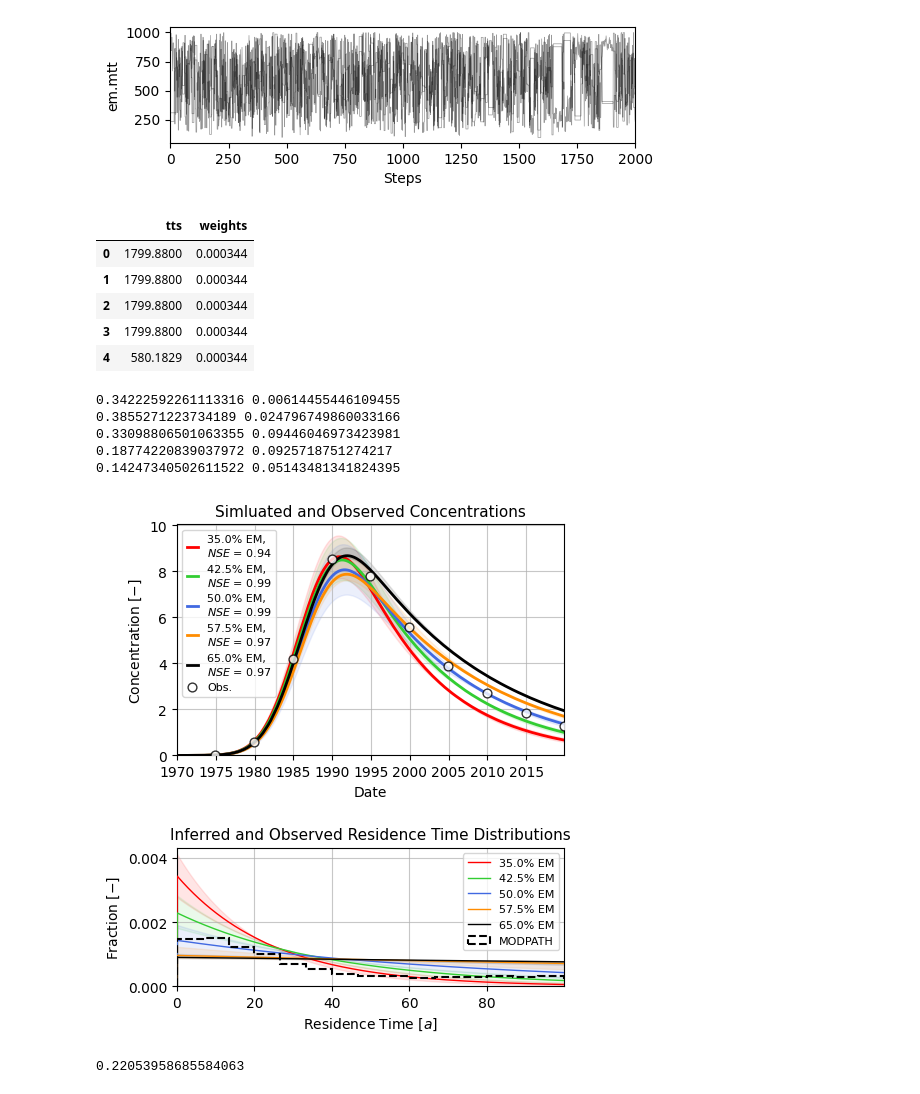
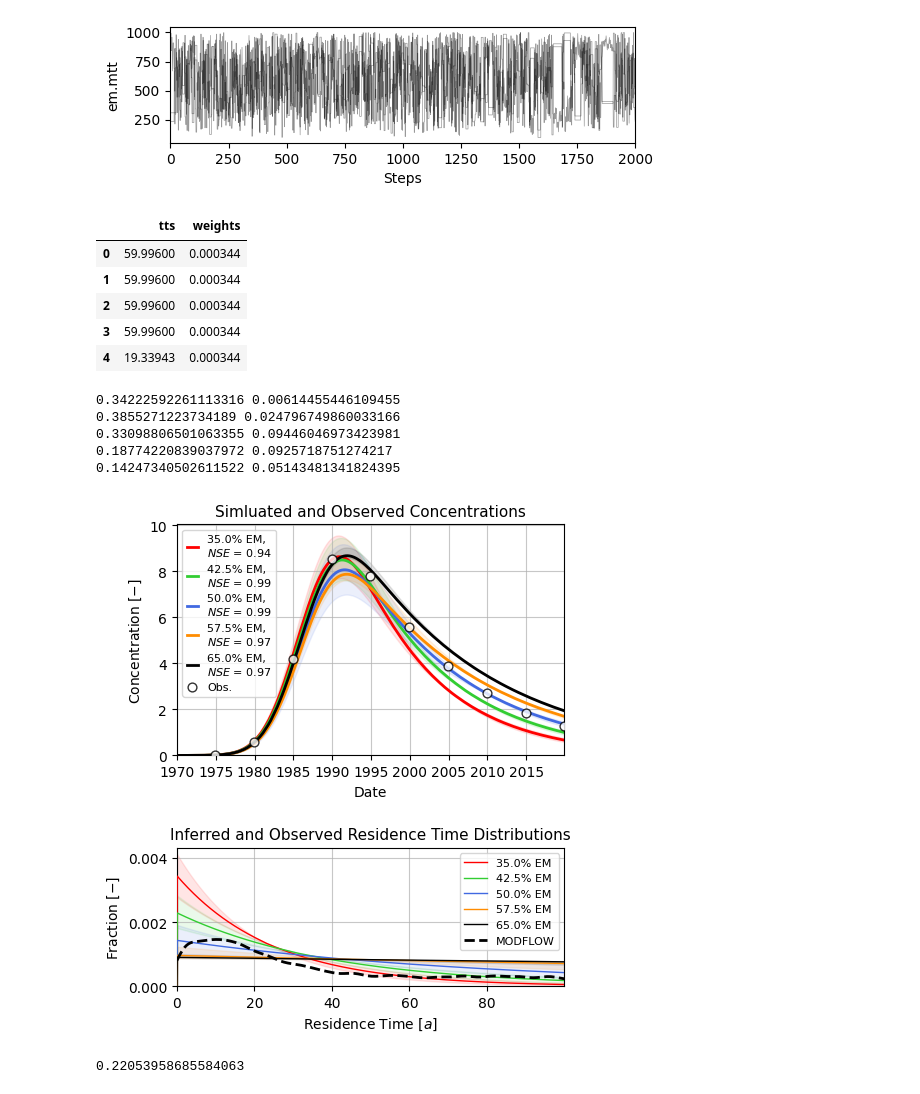
Before and after one commit to iGW-TU-Dresden/PyTracerLab, a Jupyter notebook: docs/examples/example_11.ipynb, the cells around one changed output. Drawn from its saved outputs; the diff is of its cells as text; code cells hidden in the pictures.

```diff
--- a/docs/examples/example_11.ipynb
+++ b/docs/examples/example_11.ipynb
@@ -207,14 +208,15 @@ def nse(obs, sim):
 # %%
 # load modflow travel times from csv
 tts_mf = pd.read_csv("tts_weights_modflow.csv", index_col=None)
+tts_mf["tts"] /= 30.
 tts_mf.head()
 # %% [output]
 |  | tts | weights |
-| 0 | 1799.8800 | 0.000344 |
-| 1 | 1799.8800 | 0.000344 |
-| 2 | 1799.8800 | 0.000344 |
-| 3 | 1799.8800 | 0.000344 |
-| 4 | 580.1829 | 0.000344 |
+| 0 | 59.99600 | 0.000344 |
+| 1 | 59.99600 | 0.000344 |
+| 2 | 59.99600 | 0.000344 |
+| 3 | 59.99600 | 0.000344 |
+| 4 | 19.33943 | 0.000344 |
 # %%
 fig, ax = plt.subplots(nrows=2, ncols=1, figsize=(5, 6),
                        gridspec_kw={"height_ratios": [2, 1.2], "hspace": .5, "wspace": .1},
@@ -295,18 +297,22 @@ ax[0].set_xlabel("Date")
 ax[0].set_ylabel(r"Concentration $ [-] $")
 ax[0].set_title("Simluated and Observed Concentrations", fontsize=11)
 
-_ = ax[1].hist(
-    tts_mf["tts"] / 30.,
-    weights=tts_mf["weights"],
-    bins=100,
-    color="k",
-    alpha=1.,
-    zorder=1000,
-    density=True,
-    histtype="step",
-    lw=1.5, ls="--",
-    label="MODPATH"
-)
+# _ = ax[1].hist(
+#     tts_mf["tts"] / 30.,
+#     weights=tts_mf["weights"],
+#     bins=100,
+#     color="k",
+#     alpha=1.,
+#     zorder=1000,
+#     density=True,
+#     histtype="step",
+#     lw=1.5, ls="--",
+#     label="MODPATH"
+# )
+
+sns.kdeplot(data=tts_mf, x="tts", weights="weights", ax=ax[1], zorder=100,
+            clip=(0, step_limit), color="k", lw=2., bw_adjust=0.15, ls="--",
+            label="MODFLOW")
 
 # _ = ax[1].hist(
 #     tts_mf["tts"] / 30.,
@@ -317,34 +323,34 @@ _ = ax[1].hist(
 #     zorder=1000,
 #     density=True,
 #     histtype="step",
 #     lw=1.5, ls="--",
 #     label="MODPATH"
 # )
 
 # the xticks of the age distribution plot are in months
 # we want them in years
 xmax = step_limit # 250 years
 step_years = 20
 ax[1].legend(fontsize=8)
 ax[1].set_xticks(np.arange(0, xmax, 12 * step_years))
 ax[1].set_xticklabels(np.arange(0, xmax / 12, step_years, int))
 ax[1].set_xlim(0, xmax)
 ax[1].grid(alpha=0.7)
 ax[1].set_xlabel(r"Residence Time $ [a] $")
 ax[1].set_ylabel(r"Fraction $ [-] $")
 ax[1].set_title("Inferred and Observed Residence Time Distributions", fontsize=11)
 
 # ax[1].set_yscale("log")
 # ax[1].set_ylim(1e-5)
 
 plt.savefig("modflow_PyTracerLab.png", dpi=600, bbox_inches="tight")
 # %% [output]
 0.34222592261113316 0.00614455446109455
 0.3855271223734189 0.024796749860033166
 0.33098806501063355 0.09446046973423981
 0.18774220839037972 0.0925718751274217
 0.14247340502611522 0.05143481341824395
-[figure, old version]
+[figure, new version]
 # %%
 3000/13603
 # %% [output]
```
Also changed, not shown: parts of 1 cell of this notebook, 4 other files.
